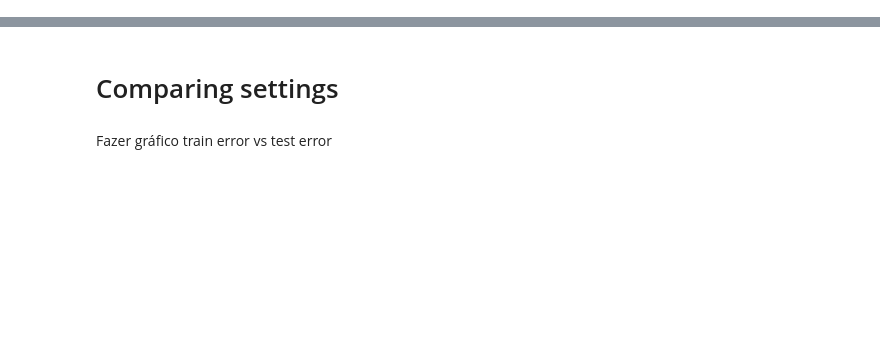
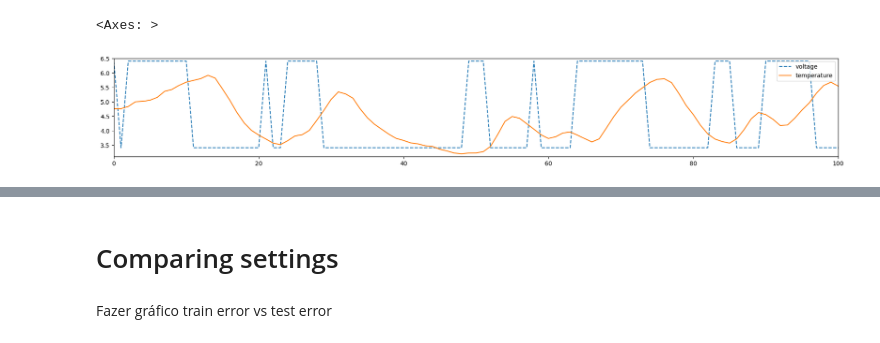
Before and after one commit to c-radicallis/Sis_Inteligentes_1st_Assignment, a Jupyter notebook: hairdryer_notebook.ipynb, the cells around one changed output, grey strips where cells are left out. Saved outputs shown, nothing was run; the diff lists cells and outputs as text; code cells hidden in the pictures; blank space fills up the shorter version.

```diff
--- a/hairdryer_notebook.ipynb
+++ b/hairdryer_notebook.ipynb
@@ -26,5 +29,8 @@ var_names = data.columns[0:-1]
 # %%
-#data.plot(figsize=(22,3) , xlim=(0,100) , ylim=(3.1 , 6.5) , style=['--','-'])
+data.plot(figsize=(22,3) , xlim=(0,100) , ylim=(3.1 , 6.5) , style=['--','-'])
+# %% [output]
+<Axes: >
+[figure, added]
 # %%
 data = data.to_numpy()
 # %%
```
Also changed, not shown: parts of 10 cells of this notebook.
